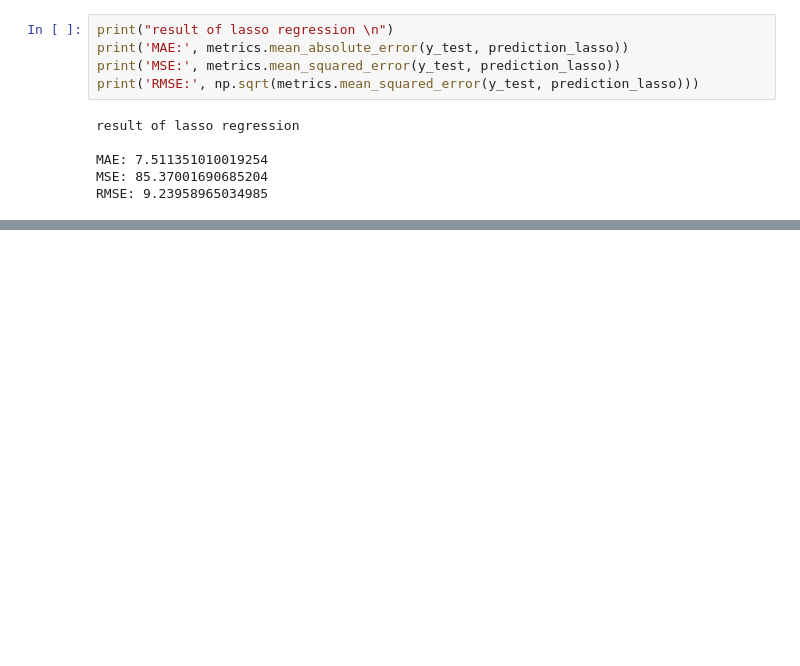
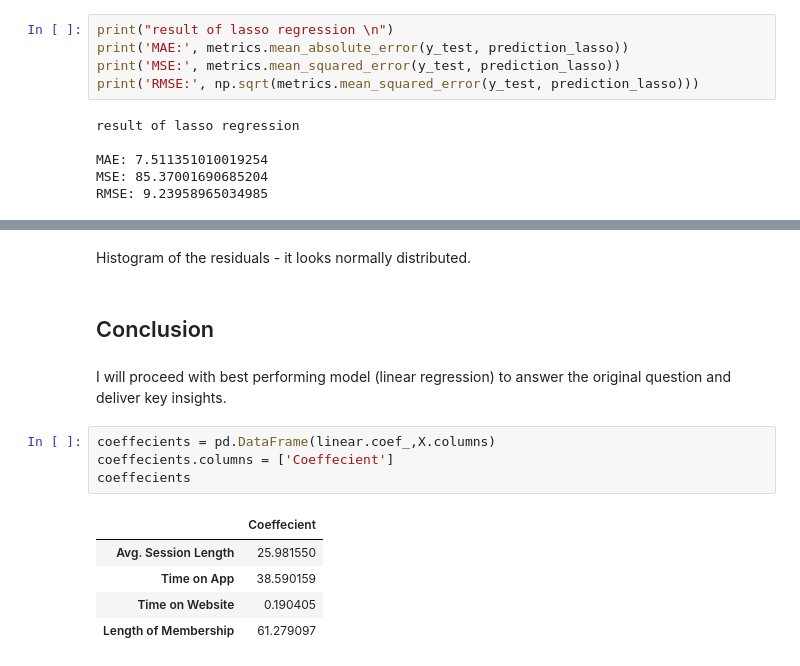
Before and after one commit to dking21/E-commerce-Customer-Analysis, a Jupyter notebook: progress_notebook.ipynb, the cells around one changed output, grey strips where cells are left out. Drawn from its saved outputs; the diff is of its cells as text; blank space fills up the shorter version.

Commit message:
drawn conclusion

```diff
--- a/progress_notebook.ipynb
+++ b/progress_notebook.ipynb
@@ -210,0 +217,16 @@ RMSE: 9.23958965034985
+# %% [markdown]
+Histogram of the residuals - it looks normally distributed.
+# %% [markdown]
+## Conclusion
+# %% [markdown]
+I will proceed with best performing model (linear regression) to answer the original question and deliver key insights.
+# %%
+coeffecients = pd.DataFrame(linear.coef_,X.columns)
+coeffecients.columns = ['Coeffecient']
+coeffecients
+# %% [output]
+|  | Coeffecient |
+| Avg. Session Length | 25.981550 |
+| Time on App | 38.590159 |
+| Time on Website | 0.190405 |
+| Length of Membership | 61.279097 |
```
Also changed, not shown: parts of 5 cells of this notebook.
